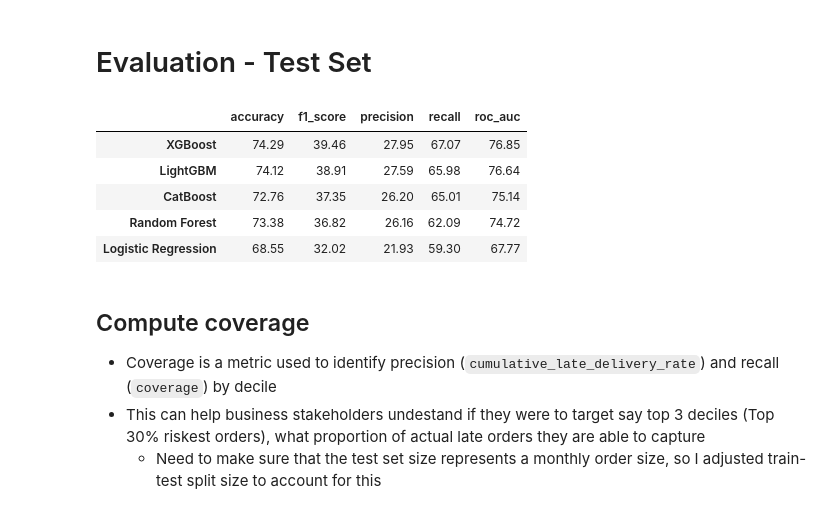
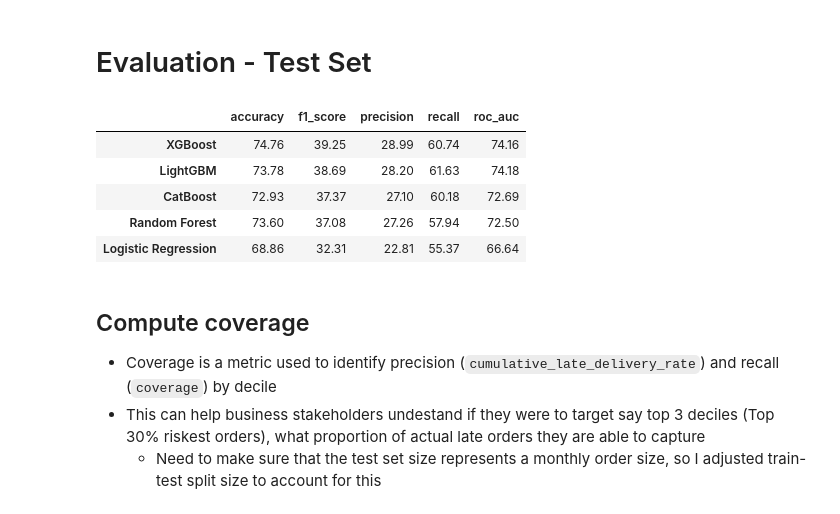
Before and after one commit to mushroomyyy/Team8_IT5006_Ecommerce_Analytics_AY2627Sem1, a Jupyter notebook: phase2/model_dev_v2.ipynb, the cells around one changed output. Saved outputs shown, nothing was run; the diff lists cells and outputs as text; code cells hidden in the pictures.

```diff
--- a/phase2/model_dev_v2.ipynb
+++ b/phase2/model_dev_v2.ipynb
@@ -259,7 +260,7 @@ Train-test period for the inference date of 2026-06-01 with buffer of 45 days:
 - Don't need to filter any dates yet - The filtering can be done at model training and model prediction sections for convenience. Otherwise, in model prediction, the entire "Make dataset" flow needs to run again
 # %%
 # Delivered orders
-all_orders = orders[orders['order_status'].isin(ORDER_STATUSES)]
+all_orders = orders[orders['order_approved_at'].notnull()]
 all_orders['order_approved_dt'] = all_orders['order_approved_at'].dt.normalize()
 all_orders['order_approved_day_of_week'] = (all_orders['order_approved_dt'].dt.dayofweek + 1).astype('Int64')
 all_orders['order_approved_day_of_month'] = (all_orders['order_approved_dt'].dt.day).astype('Int64')
@@ -1153,43 +1162,43 @@ def evaluate_pipeline(pipeline, X_test, y_test):
         'accuracy': accuracy_score(y_test, y_pred),
         'f1_score': f1_score(y_test, y_pred, zero_division=0),
         'precision': precision_score(y_test, y_pred, zero_division=0),
         'recall': recall_score(y_test, y_pred, zero_division=0),
         'roc_auc': (roc_auc_score(y_test, y_prob)
                     if pd.Series(y_test).nunique() == 2 else np.nan)
     }
 
     return metrics, y_pred, y_prob
 
 # Evaluate pipelines (note: X_test is RAW data, pipeline handles preprocessing)
-xgb_metrics, xgb_pred, xgb_prob = evaluate_pipeline(xgb_pipeline, X_test, y_test, "XGBoost")
-rf_metrics, rf_pred, rf_prob = evaluate_pipeline(rf_pipeline, X_test, y_test, "Random Forest")
-lr_metrics, lr_pred, lr_prob = evaluate_pipeline(lr_pipeline, X_test, y_test, "Logistic Regression")
-cat_metrics, cat_pred, cat_prob = evaluate_pipeline(cat_pipeline, X_test, y_test, "CatBoost")
-lgb_metrics, lgb_pred, lgb_prob = evaluate_pipeline(lgb_pipeline, X_test, y_test, "LightGBM")
+xgb_metrics, xgb_pred, xgb_prob = evaluate_pipeline(xgb_pipeline, X_test, y_test)
+rf_metrics, rf_pred, rf_prob = evaluate_pipeline(rf_pipeline, X_test, y_test)
+lr_metrics, lr_pred, lr_prob = evaluate_pipeline(lr_pipeline, X_test, y_test)
+cat_metrics, cat_pred, cat_prob = evaluate_pipeline(cat_pipeline, X_test, y_test)
+lgb_metrics, lgb_pred, lgb_prob = evaluate_pipeline(lgb_pipeline, X_test, y_test)
 
 metrics_summary = pd.DataFrame({
     'XGBoost': xgb_metrics,
     'Random Forest': rf_metrics,
     'Logistic Regression': lr_metrics,
     'CatBoost': cat_metrics,
     'LightGBM': lgb_metrics,
 }).T.sort_values('f1_score', ascending=False)
 display((metrics_summary * 100).style.format("{:.2f}"))
 
 model_scores = {
     'Logistic Regression': lr_prob,
     'XGBoost': xgb_prob,
     'Random Forest': rf_prob,
     'CatBoost': cat_prob,
     'LightGBM': lgb_prob,
 }
 # %% [output]
 |  | accuracy | f1_score | precision | recall | roc_auc |
-| XGBoost | 74.29 | 39.46 | 27.95 | 67.07 | 76.85 |
-| LightGBM | 74.12 | 38.91 | 27.59 | 65.98 | 76.64 |
-| CatBoost | 72.76 | 37.35 | 26.20 | 65.01 | 75.14 |
-| Random Forest | 73.38 | 36.82 | 26.16 | 62.09 | 74.72 |
-| Logistic Regression | 68.55 | 32.02 | 21.93 | 59.30 | 67.77 |
+| XGBoost | 74.76 | 39.25 | 28.99 | 60.74 | 74.16 |
+| LightGBM | 73.78 | 38.69 | 28.20 | 61.63 | 74.18 |
+| CatBoost | 72.93 | 37.37 | 27.10 | 60.18 | 72.69 |
+| Random Forest | 73.60 | 37.08 | 27.26 | 57.94 | 72.50 |
+| Logistic Regression | 68.86 | 32.31 | 22.81 | 55.37 | 66.64 |
 # %% [markdown]
 ## Compute coverage
 - Coverage is a metric used to identify precision (`cumulative_late_delivery_rate`) and recall (`coverage`) by decile
```
Also changed, not shown: parts of 26 cells of this notebook.
